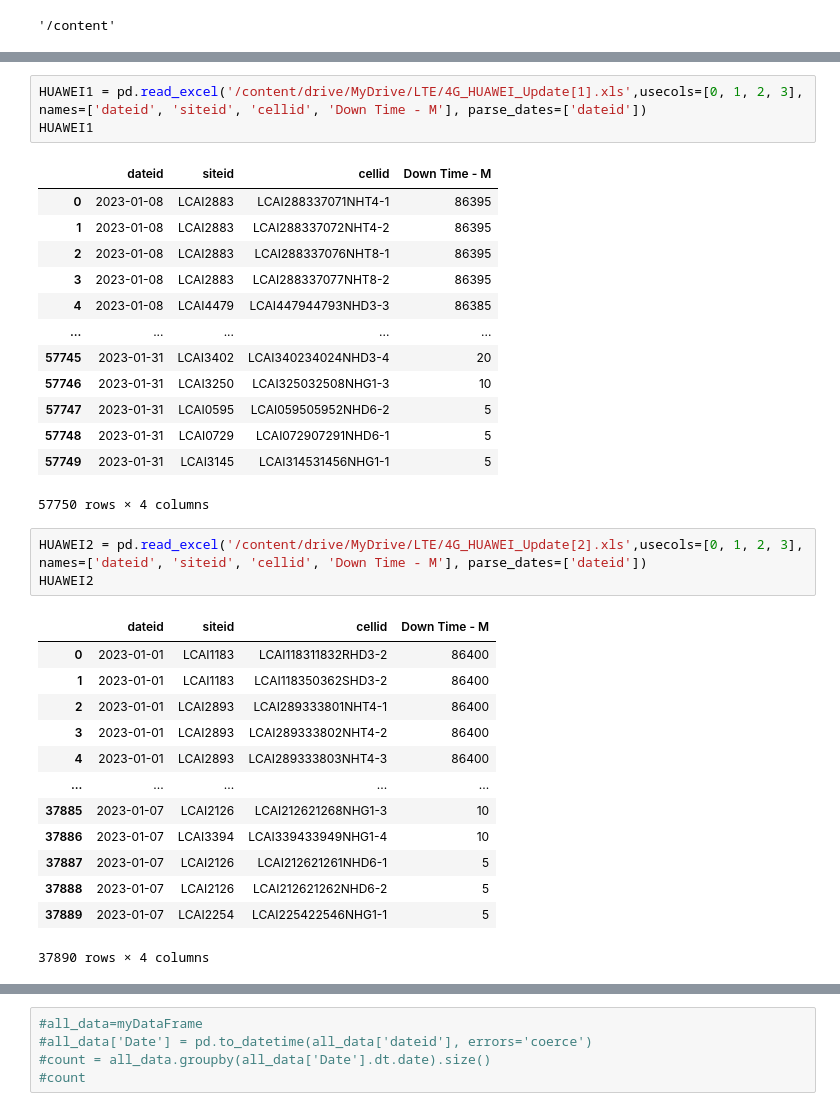
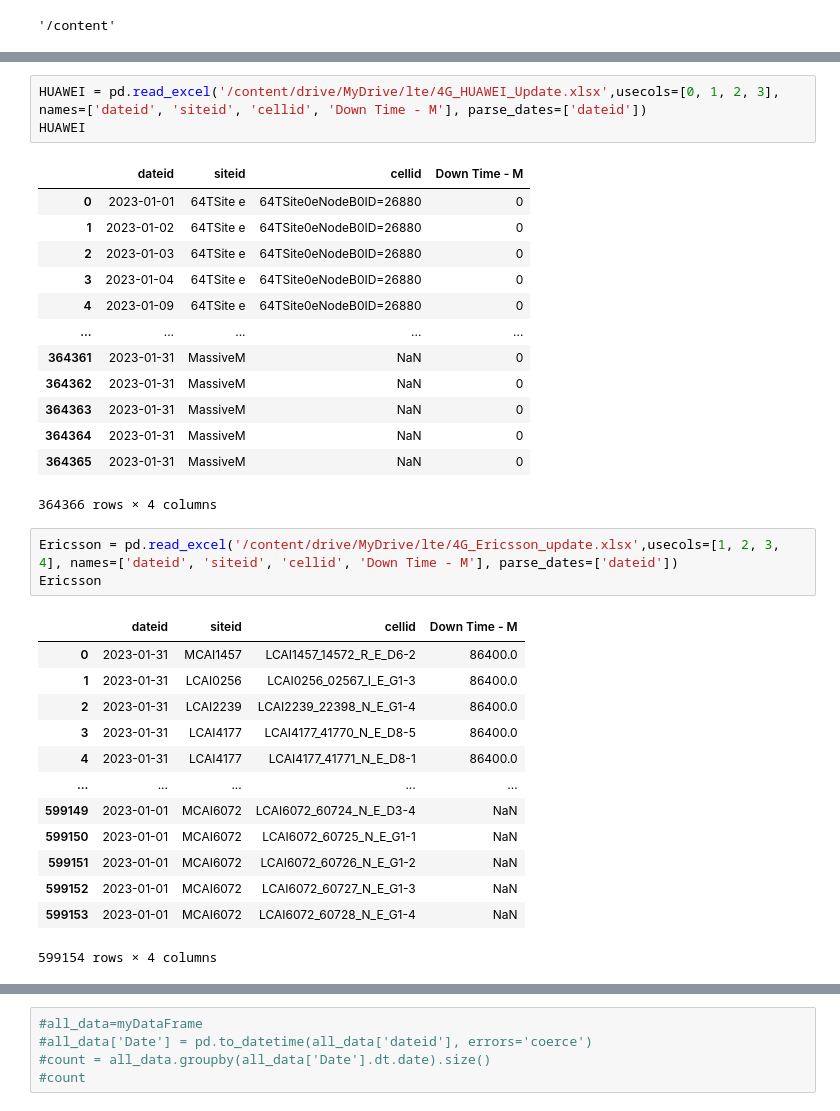
Before and after one commit to Ayman-Abdeen/Tools, a Jupyter notebook: LTE_tool.ipynb, the cells around one changed output, grey strips where cells are left out. Cells and saved outputs as stored; diff of their text form.

```diff
--- a/LTE_tool.ipynb
+++ b/LTE_tool.ipynb
@@ -30,36 +35,36 @@ ZTE
 | 112629 | 2023-01-31 | LDEL1586_15861_N_Z_D3-1 | LDEL1586 | 0 |
 112630 rows × 4 columns
 # %%
-HUAWEI1 = pd.read_excel('/content/drive/MyDrive/LTE/4G_HUAWEI_Update[1].xls',usecols=[0, 1, 2, 3], names=['dateid', 'siteid', 'cellid', 'Down Time - M'], parse_dates=['dateid'])
-HUAWEI1
+HUAWEI = pd.read_excel('/content/drive/MyDrive/lte/4G_HUAWEI_Update.xlsx',usecols=[0, 1, 2, 3], names=['dateid', 'siteid', 'cellid', 'Down Time - M'], parse_dates=['dateid'])
+HUAWEI
 # %% [output]
 |  | dateid | siteid | cellid | Down Time - M |
-| 0 | 2023-01-08 | LCAI2883 | LCAI288337071NHT4-1 | 86395 |
-| 1 | 2023-01-08 | LCAI2883 | LCAI288337072NHT4-2 | 86395 |
-| 2 | 2023-01-08 | LCAI2883 | LCAI288337076NHT8-1 | 86395 |
-| 3 | 2023-01-08 | LCAI2883 | LCAI288337077NHT8-2 | 86395 |
-| 4 | 2023-01-08 | LCAI4479 | LCAI447944793NHD3-3 | 86385 |
+| 0 | 2023-01-01 | 64TSite e | 64TSite0eNodeB0ID=26880 | 0 |
+| 1 | 2023-01-02 | 64TSite e | 64TSite0eNodeB0ID=26880 | 0 |
+| 2 | 2023-01-03 | 64TSite e | 64TSite0eNodeB0ID=26880 | 0 |
+| 3 | 2023-01-04 | 64TSite e | 64TSite0eNodeB0ID=26880 | 0 |
+| 4 | 2023-01-09 | 64TSite e | 64TSite0eNodeB0ID=26880 | 0 |
 | ... | ... | ... | ... | ... |
-| 57745 | 2023-01-31 | LCAI3402 | LCAI340234024NHD3-4 | 20 |
-| 57746 | 2023-01-31 | LCAI3250 | LCAI325032508NHG1-3 | 10 |
-| 57747 | 2023-01-31 | LCAI0595 | LCAI059505952NHD6-2 | 5 |
-| 57748 | 2023-01-31 | LCAI0729 | LCAI072907291NHD6-1 | 5 |
-| 57749 | 2023-01-31 | LCAI3145 | LCAI314531456NHG1-1 | 5 |
+| 364361 | 2023-01-31 | MassiveM | NaN | 0 |
+| 364362 | 2023-01-31 | MassiveM | NaN | 0 |
+| 364363 | 2023-01-31 | MassiveM | NaN | 0 |
+| 364364 | 2023-01-31 | MassiveM | NaN | 0 |
+| 364365 | 2023-01-31 | MassiveM | NaN | 0 |
-57750 rows × 4 columns
+364366 rows × 4 columns
 # %%
-HUAWEI2 = pd.read_excel('/content/drive/MyDrive/LTE/4G_HUAWEI_Update[2].xls',usecols=[0, 1, 2, 3], names=['dateid', 'siteid', 'cellid', 'Down Time - M'], parse_dates=['dateid'])
-HUAWEI2
+Ericsson = pd.read_excel('/content/drive/MyDrive/lte/4G_Ericsson_update.xlsx',usecols=[1, 2, 3, 4], names=['dateid', 'siteid', 'cellid', 'Down Time - M'], parse_dates=['dateid'])
+Ericsson
 # %% [output]
 |  | dateid | siteid | cellid | Down Time - M |
-| 0 | 2023-01-01 | LCAI1183 | LCAI118311832RHD3-2 | 86400 |
-| 1 | 2023-01-01 | LCAI1183 | LCAI118350362SHD3-2 | 86400 |
-| 2 | 2023-01-01 | LCAI2893 | LCAI289333801NHT4-1 | 86400 |
-| 3 | 2023-01-01 | LCAI2893 | LCAI289333802NHT4-2 | 86400 |
-| 4 | 2023-01-01 | LCAI2893 | LCAI289333803NHT4-3 | 86400 |
+| 0 | 2023-01-31 | MCAI1457 | LCAI1457_14572_R_E_D6-2 | 86400.0 |
+| 1 | 2023-01-31 | LCAI0256 | LCAI0256_02567_I_E_G1-3 | 86400.0 |
+| 2 | 2023-01-31 | LCAI2239 | LCAI2239_22398_N_E_G1-4 | 86400.0 |
+| 3 | 2023-01-31 | LCAI4177 | LCAI4177_41770_N_E_D8-5 | 86400.0 |
+| 4 | 2023-01-31 | LCAI4177 | LCAI4177_41771_N_E_D8-1 | 86400.0 |
 | ... | ... | ... | ... | ... |
-| 37885 | 2023-01-07 | LCAI2126 | LCAI212621268NHG1-3 | 10 |
-| 37886 | 2023-01-07 | LCAI3394 | LCAI339433949NHG1-4 | 10 |
-| 37887 | 2023-01-07 | LCAI2126 | LCAI212621261NHD6-1 | 5 |
-| 37888 | 2023-01-07 | LCAI2126 | LCAI212621262NHD6-2 | 5 |
-| 37889 | 2023-01-07 | LCAI2254 | LCAI225422546NHG1-1 | 5 |
+| 599149 | 2023-01-01 | MCAI6072 | LCAI6072_60724_N_E_D3-4 | NaN |
+| 599150 | 2023-01-01 | MCAI6072 | LCAI6072_60725_N_E_G1-1 | NaN |
+| 599151 | 2023-01-01 | MCAI6072 | LCAI6072_60726_N_E_G1-2 | NaN |
+| 599152 | 2023-01-01 | MCAI6072 | LCAI6072_60727_N_E_G1-3 | NaN |
+| 599153 | 2023-01-01 | MCAI6072 | LCAI6072_60728_N_E_G1-4 | NaN |
-37890 rows × 4 columns
+599154 rows × 4 columns
```
Also changed, not shown: parts of 34 cells of this notebook.
